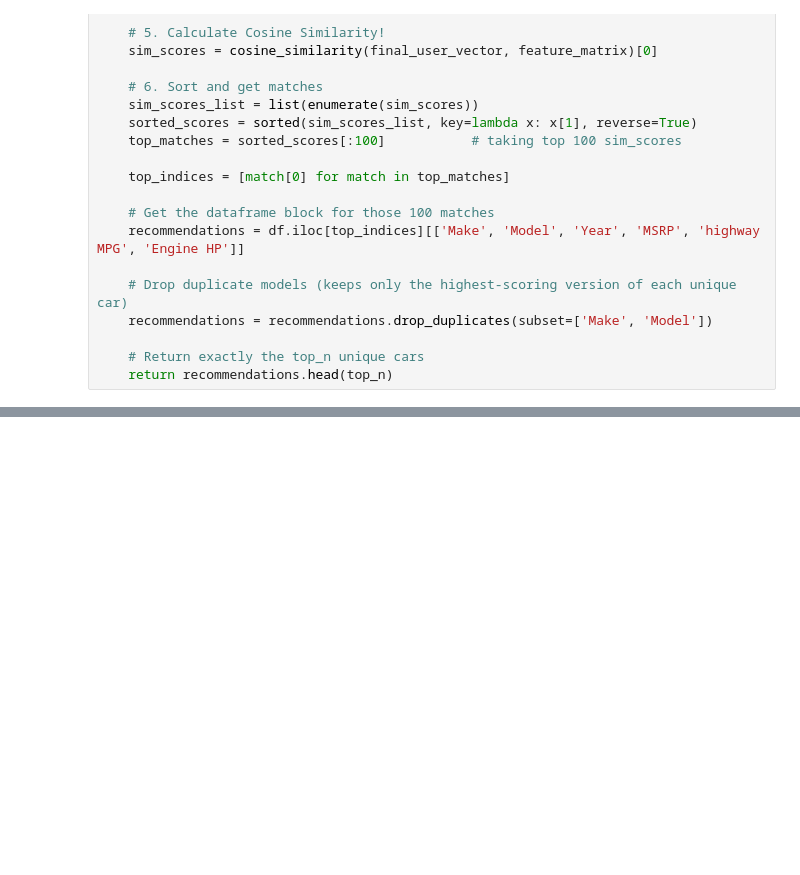
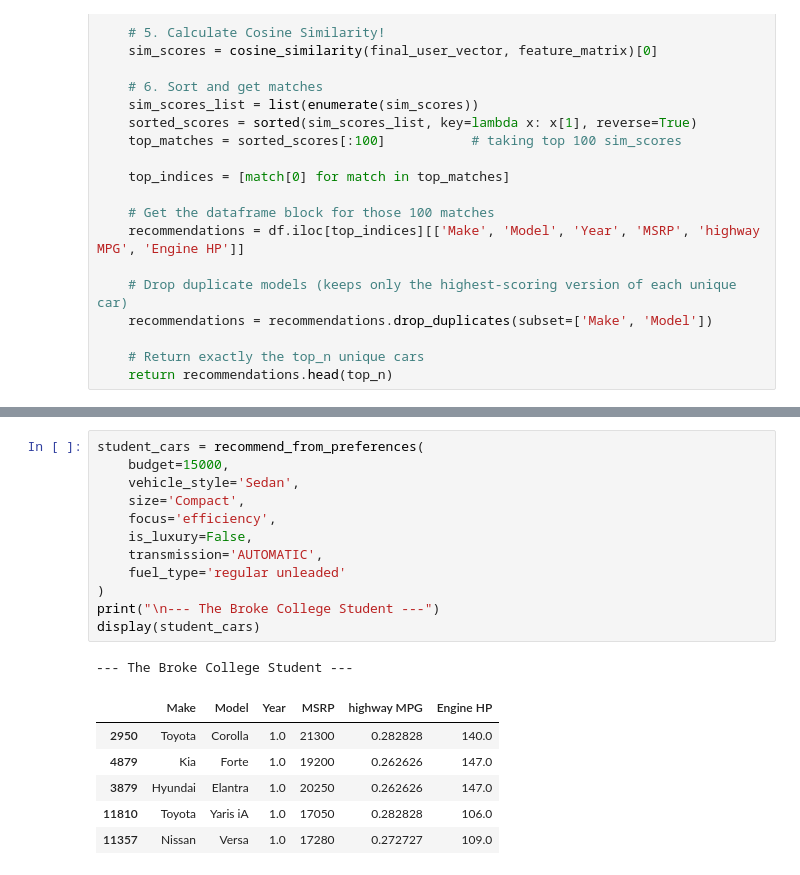
Before and after one commit to PremKarhale/CarRecommendationSystem, a Jupyter notebook: model_training/car_recommendation.ipynb, the cells around one changed output, grey strips where cells are left out. Cells and saved outputs as stored; diff of their text form; blank space fills up the shorter version.

```diff
--- a/model_training/car_recommendation.ipynb
+++ b/model_training/car_recommendation.ipynb
@@ -616,0 +617,20 @@ display(luxury_suvs)
+# %%
+student_cars = recommend_from_preferences(
+    budget=15000,
+    vehicle_style='Sedan',
+    size='Compact',
+    focus='efficiency',
+    is_luxury=False,
+    transmission='AUTOMATIC',
+    fuel_type='regular unleaded'
+)
+print("\n--- The Broke College Student ---")
+display(student_cars)
+# %% [output]
+--- The Broke College Student ---
+|  | Make | Model | Year | MSRP | highway MPG | Engine HP |
+| 2950 | Toyota | Corolla | 1.0 | 21300 | 0.282828 | 140.0 |
+| 4879 | Kia | Forte | 1.0 | 19200 | 0.262626 | 147.0 |
+| 3879 | Hyundai | Elantra | 1.0 | 20250 | 0.262626 | 147.0 |
+| 11810 | Toyota | Yaris iA | 1.0 | 17050 | 0.282828 | 106.0 |
+| 11357 | Nissan | Versa | 1.0 | 17280 | 0.272727 | 109.0 |
```
Also changed, not shown: parts of 6 cells of this notebook.
